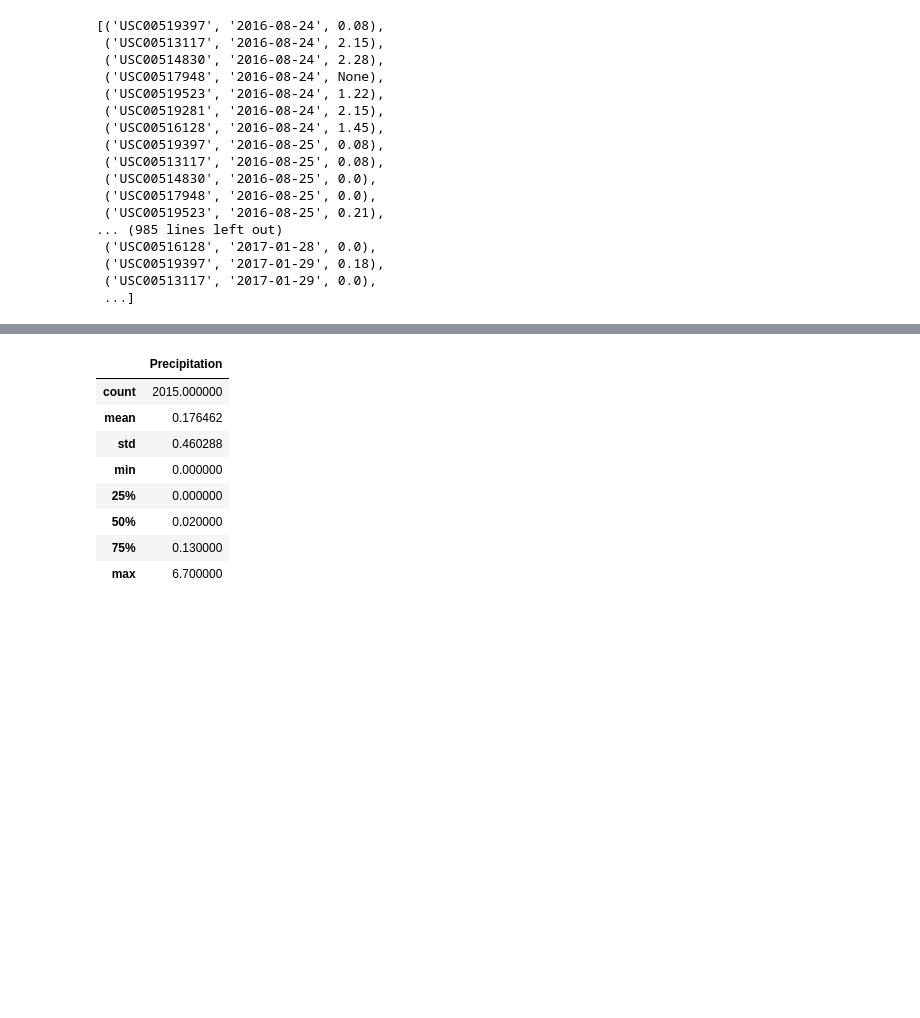
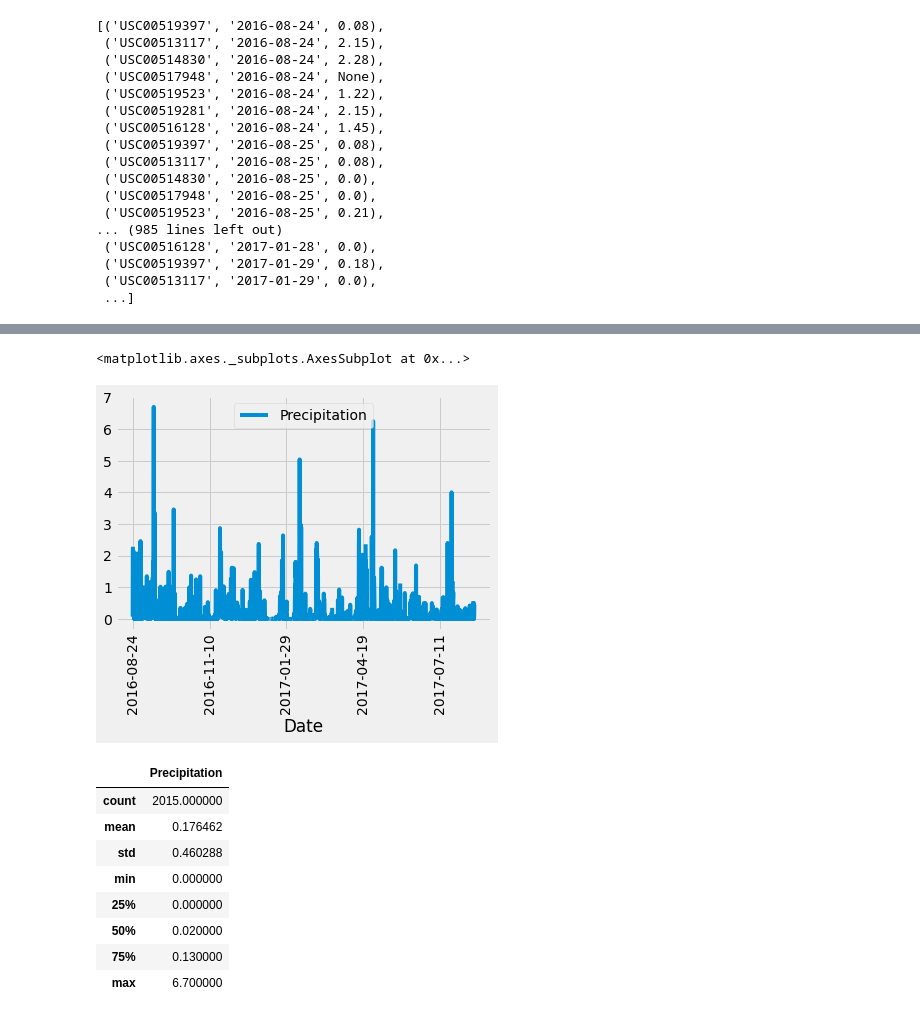
Before and after one commit to HilaryKoerner/sqlalchemy_challenge, a Jupyter notebook: final_climate.ipynb, the cells around one changed output, grey strips where cells are left out. Cells and saved outputs as stored; diff of their text form; code cells hidden in the pictures; blank space fills up the shorter version.

```diff
--- a/final_climate.ipynb
+++ b/final_climate.ipynb
@@ -148,0 +142,5 @@ plt.scatter(date, prcp, marker="o", facecolors="red", edgecolors="black",alpha=0
+# %%
+#pandas lession, day: 1, activity: student training grounds
+#how to set index: https://pandas.pydata.org/pandas-docs/stable/reference/api/pandas.DataFrame.set_index.html
+precip_df = pd.DataFrame({"Date":date, "Precipitation":prcp})
+precip_df.head(10)
@@ -149,3 +159,8 @@ plt.scatter(date, prcp, marker="o", facecolors="red", edgecolors="black",alpha=0
+# %%
+precip_df.plot(x="Date", y="Precipitation",rot=90)
+# %% [output]
+<matplotlib.axes._subplots.AxesSubplot at 0x...>
+[figure, added]
 # %%
 # Use Pandas to calcualte the summary statistics for the precipitation data
 #https://pandas.pydata.org/pandas-docs/stable/reference/api/pandas.DataFrame.describe.html
```
Also changed, not shown: parts of 4 cells of this notebook, 2 other files.
